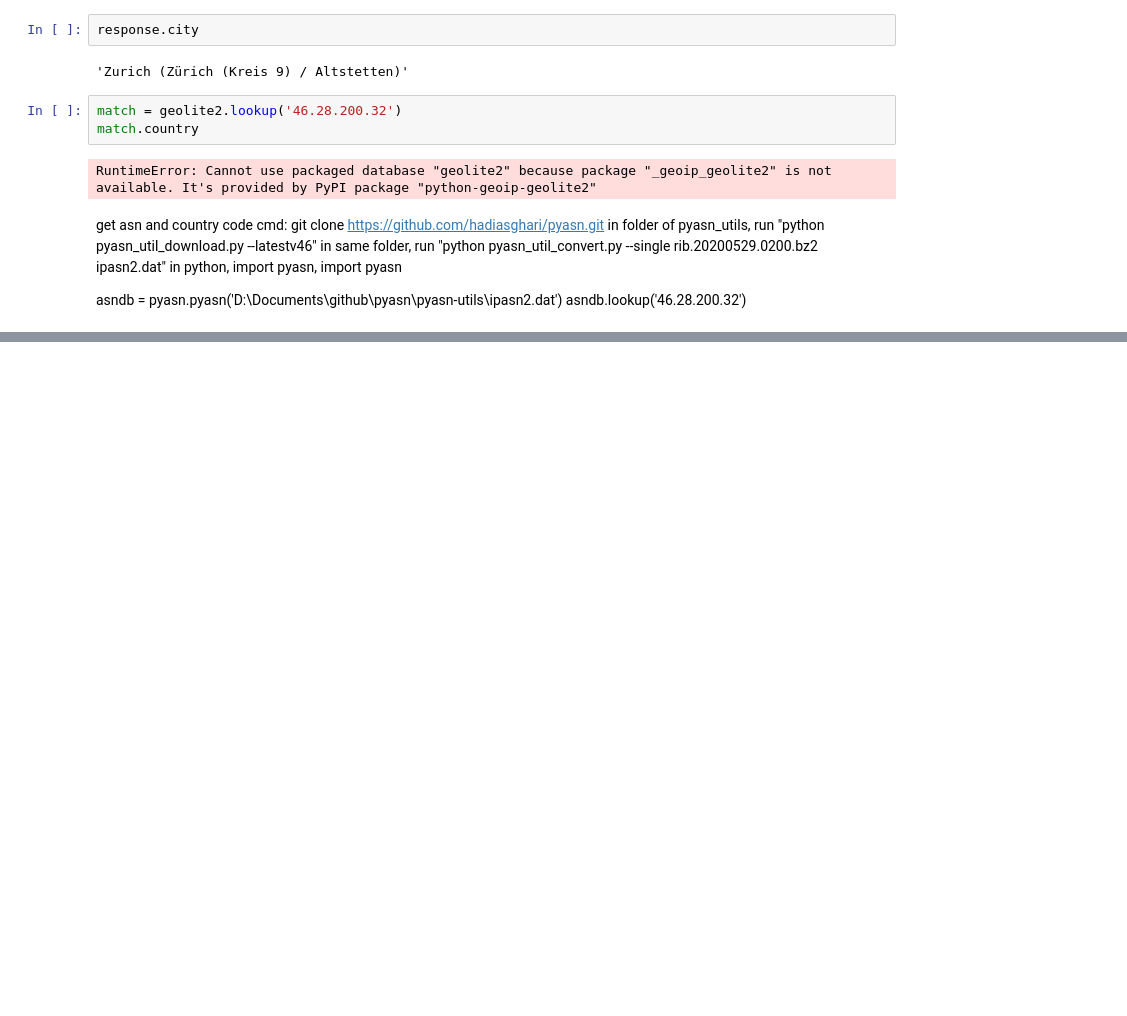
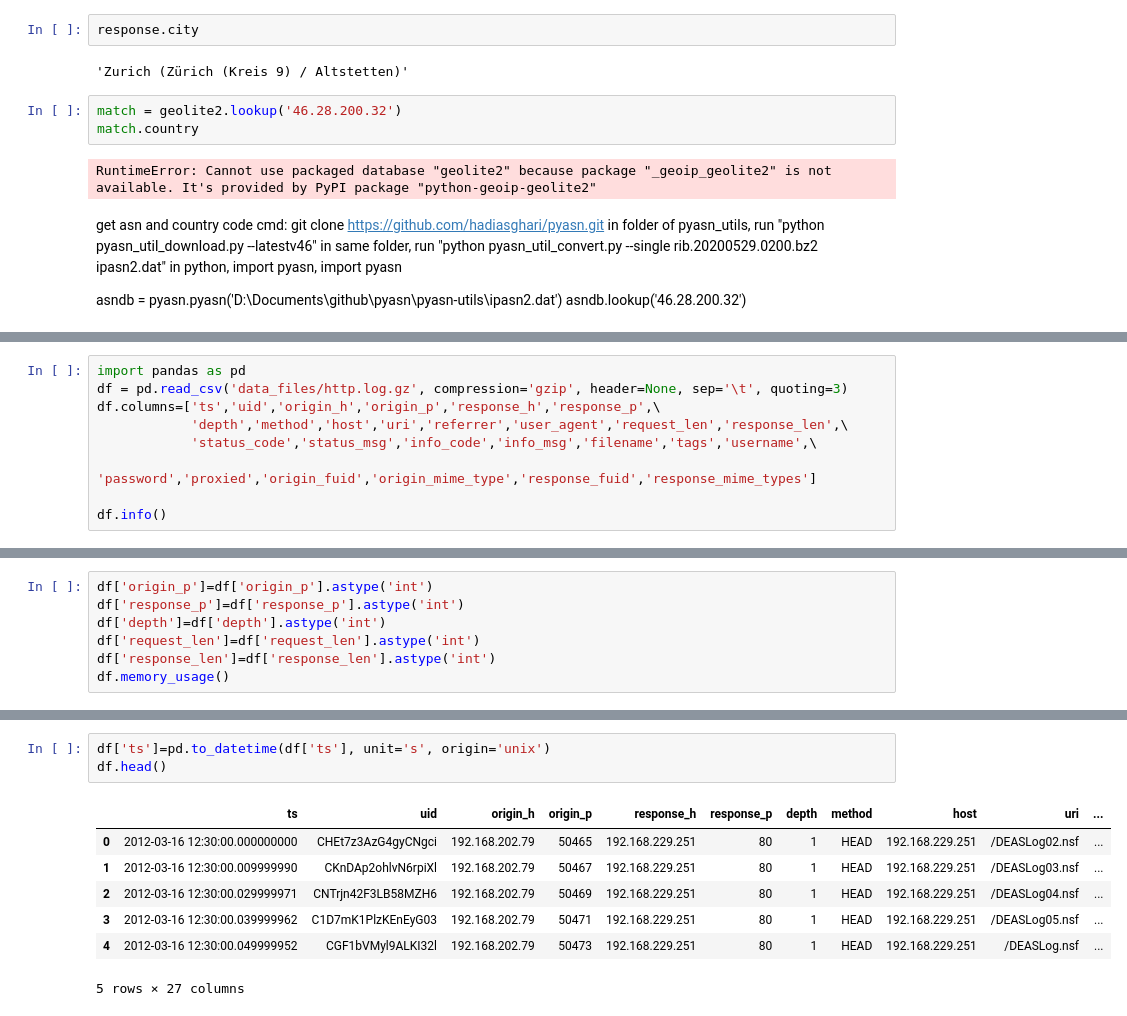
Before and after one commit to lxlguy/technical-test, a Jupyter notebook: Untitled.ipynb, the cells around one changed output, grey strips where cells are left out. Saved outputs shown, nothing was run; the diff lists cells and outputs as text; blank space fills up the shorter version.

```diff
--- a/Untitled.ipynb
+++ b/Untitled.ipynb
@@ -303,0 +460,9 @@ asndb.lookup('46.28.200.32')
+# %%
+import pandas as pd
+df = pd.read_csv('data_files/http.log.gz', compression='gzip', header=None, sep='\t', quoting=3)
+df.columns=['ts','uid','origin_h','origin_p','response_h','response_p',\
+            'depth','method','host','uri','referrer','user_agent','request_len','response_len',\
+            'status_code','status_msg','info_code','info_msg','filename','tags','username',\
+            'password','proxied','origin_fuid','origin_mime_type','response_fuid','response_mime_types']
+
+df.info()
@@ -303,0 +507,7 @@ asndb.lookup('46.28.200.32')
+# %%
+df['origin_p']=df['origin_p'].astype('int')
+df['response_p']=df['response_p'].astype('int')
+df['depth']=df['depth'].astype('int')
+df['request_len']=df['request_len'].astype('int')
+df['response_len']=df['response_len'].astype('int')
+df.memory_usage()
@@ -303,0 +574,11 @@ asndb.lookup('46.28.200.32')
+# %%
+df['ts']=pd.to_datetime(df['ts'], unit='s', origin='unix')
+df.head()
+# %% [output]
+|  | ts | uid | origin_h | origin_p | response_h | response_p | depth | method | host | uri | ... |
+| 0 | 2012-03-16 12:30:00.000000000 | CHEt7z3AzG4gyCNgci | 192.168.202.79 | 50465 | 192.168.229.251 | 80 | 1 | HEAD | 192.168.229.251 | /DEASLog02.nsf | ... |
+| 1 | 2012-03-16 12:30:00.009999990 | CKnDAp2ohlvN6rpiXl | 192.168.202.79 | 50467 | 192.168.229.251 | 80 | 1 | HEAD | 192.168.229.251 | /DEASLog03.nsf | ... |
+| 2 | 2012-03-16 12:30:00.029999971 | CNTrjn42F3LB58MZH6 | 192.168.202.79 | 50469 | 192.168.229.251 | 80 | 1 | HEAD | 192.168.229.251 | /DEASLog04.nsf | ... |
+| 3 | 2012-03-16 12:30:00.039999962 | C1D7mK1PlzKEnEyG03 | 192.168.202.79 | 50471 | 192.168.229.251 | 80 | 1 | HEAD | 192.168.229.251 | /DEASLog05.nsf | ... |
+| 4 | 2012-03-16 12:30:00.049999952 | CGF1bVMyl9ALKI32l | 192.168.202.79 | 50473 | 192.168.229.251 | 80 | 1 | HEAD | 192.168.229.251 | /DEASLog.nsf | ... |
+5 rows × 27 columns
```
Also changed, not shown: parts of 40 cells of this notebook, 5 other files.
